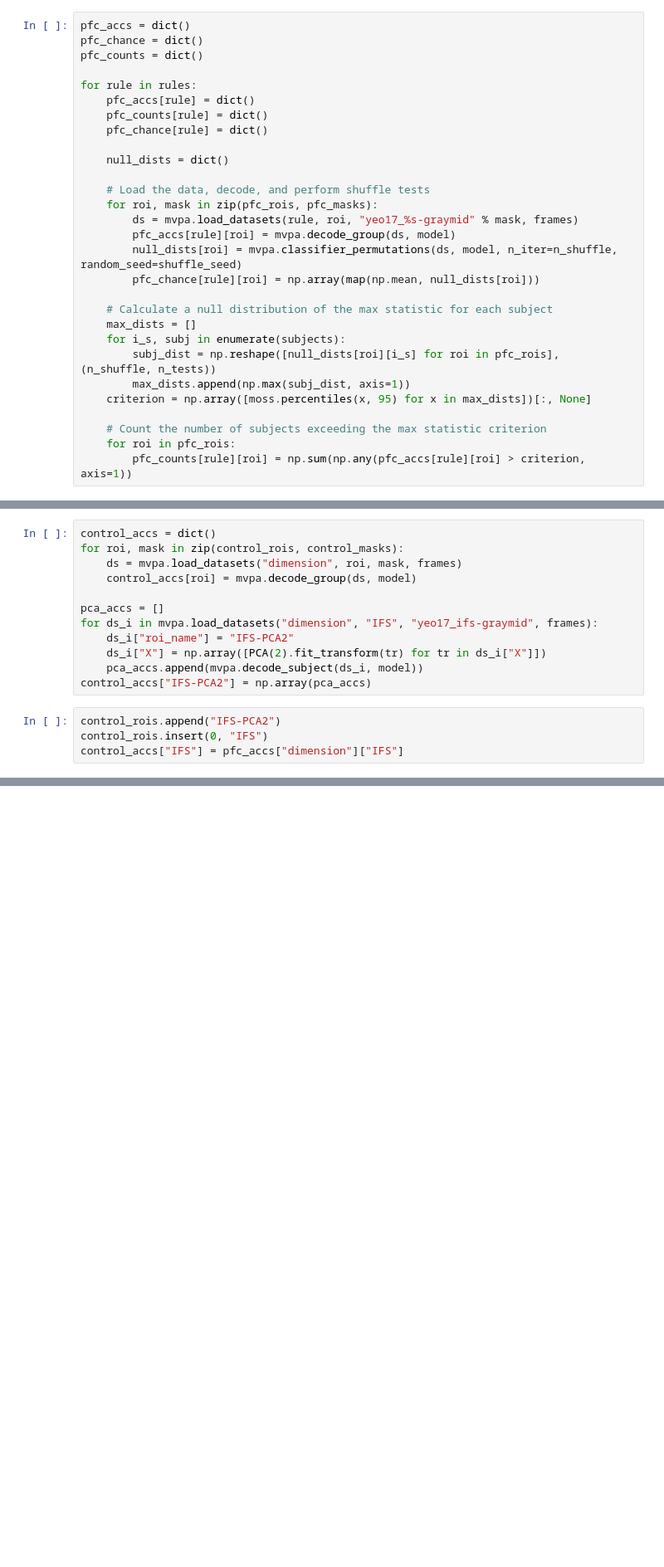
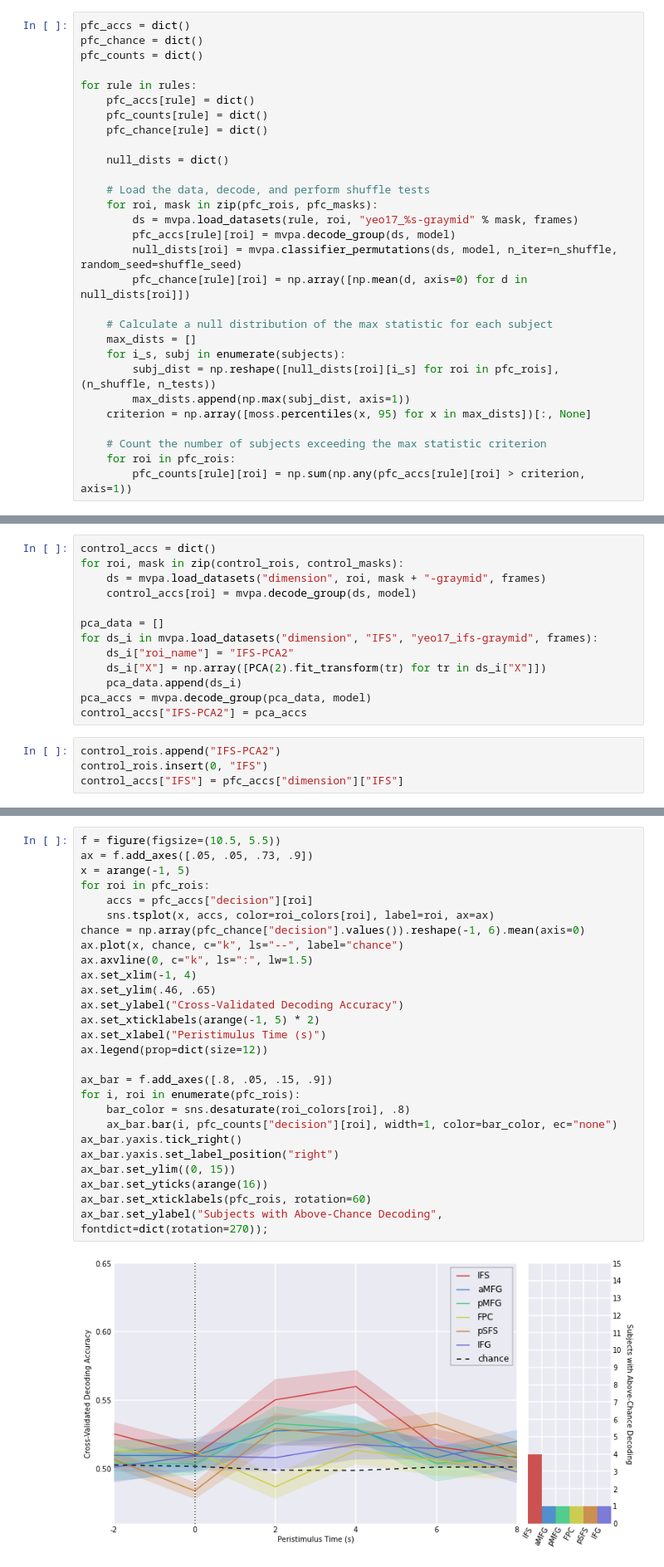
Before and after one commit to WagnerLabPapers/Waskom_JNeurosci_2014, a Jupyter notebook: DKsort_Neuron.ipynb, the cells around one changed output, grey strips where cells are left out. Shown at 83% size. Cells and saved outputs as stored; diff of their text form; blank space fills up the shorter version.

```diff
--- a/DKsort_Neuron.ipynb
+++ b/DKsort_Neuron.ipynb
@@ -275,7 +268,7 @@ for rule in rules:
         ds = mvpa.load_datasets(rule, roi, "yeo17_%s-graymid" % mask, frames)
         pfc_accs[rule][roi] = mvpa.decode_group(ds, model)
         null_dists[roi] = mvpa.classifier_permutations(ds, model, n_iter=n_shuffle, random_seed=shuffle_seed)
-        pfc_chance[rule][roi] = np.array(map(np.mean, null_dists[roi]))
+        pfc_chance[rule][roi] = np.array([np.mean(d, axis=0) for d in null_dists[roi]])
 
     # Calculate a null distribution of the max statistic for each subject
     max_dists = []
@@ -338,15 +364,16 @@ control_masks = ["dksort_pfc-graymid", "lh.yeo17_ifs-graymid", "rh.yeo17_ifs-gra
 # %%
 control_accs = dict()
 for roi, mask in zip(control_rois, control_masks):
-    ds = mvpa.load_datasets("dimension", roi, mask, frames)
+    ds = mvpa.load_datasets("dimension", roi, mask + "-graymid", frames)
     control_accs[roi] = mvpa.decode_group(ds, model)
 
-pca_accs = []
+pca_data = []
 for ds_i in mvpa.load_datasets("dimension", "IFS", "yeo17_ifs-graymid", frames):
     ds_i["roi_name"] = "IFS-PCA2"
     ds_i["X"] = np.array([PCA(2).fit_transform(tr) for tr in ds_i["X"]])
-    pca_accs.append(mvpa.decode_subject(ds_i, model))
-control_accs["IFS-PCA2"] = np.array(pca_accs)
+    pca_data.append(ds_i)
+pca_accs = mvpa.decode_group(pca_data, model)
+control_accs["IFS-PCA2"] = pca_accs
 # %%
 control_rois.append("IFS-PCA2")
 control_rois.insert(0, "IFS")
@@ -355,0 +423,29 @@ roi_colors.update({"AllRegions": "#222222", "IFS-lh": "darkorange", "IFS-rh": "m
+# %%
+f = figure(figsize=(10.5, 5.5))
+ax = f.add_axes([.05, .05, .73, .9])
+x = arange(-1, 5)
+for roi in pfc_rois:
+    accs = pfc_accs["decision"][roi]
+    sns.tsplot(x, accs, color=roi_colors[roi], label=roi, ax=ax)
+chance = np.array(pfc_chance["decision"].values()).reshape(-1, 6).mean(axis=0)
+ax.plot(x, chance, c="k", ls="--", label="chance")
+ax.axvline(0, c="k", ls=":", lw=1.5)
+ax.set_xlim(-1, 4)
+ax.set_ylim(.46, .65)
+ax.set_ylabel("Cross-Validated Decoding Accuracy")
+ax.set_xticklabels(arange(-1, 5) * 2)
+ax.set_xlabel("Peristimulus Time (s)")
+ax.legend(prop=dict(size=12))
+
+ax_bar = f.add_axes([.8, .05, .15, .9])
+for i, roi in enumerate(pfc_rois):
+    bar_color = sns.desaturate(roi_colors[roi], .8)
+    ax_bar.bar(i, pfc_counts["decision"][roi], width=1, color=bar_color, ec="none")
+ax_bar.yaxis.tick_right()
+ax_bar.yaxis.set_label_position("right")
+ax_bar.set_ylim((0, 15))
+ax_bar.set_yticks(arange(16))
+ax_bar.set_xticklabels(pfc_rois, rotation=60)
+ax_bar.set_ylabel("Subjects with Above-Chance Decoding", fontdict=dict(rotation=270));
+# %% [output]
+[figure, added]
```
Also changed, not shown: parts of 25 cells of this notebook.
